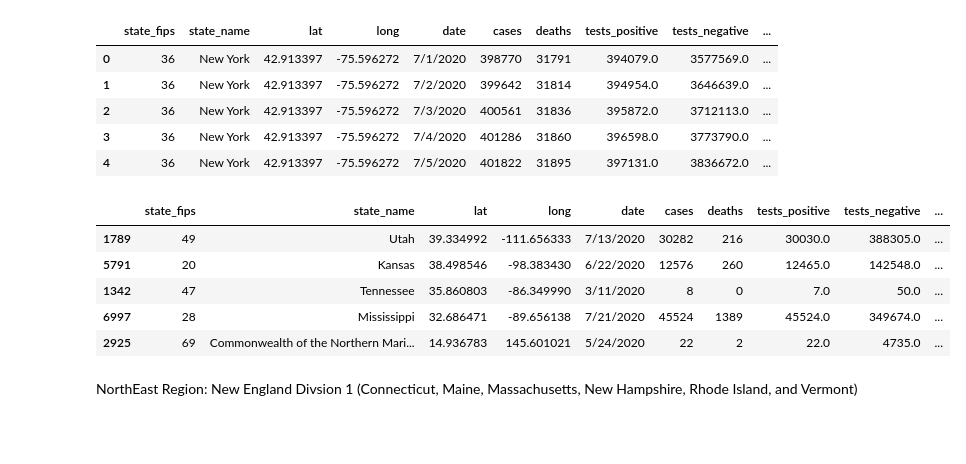
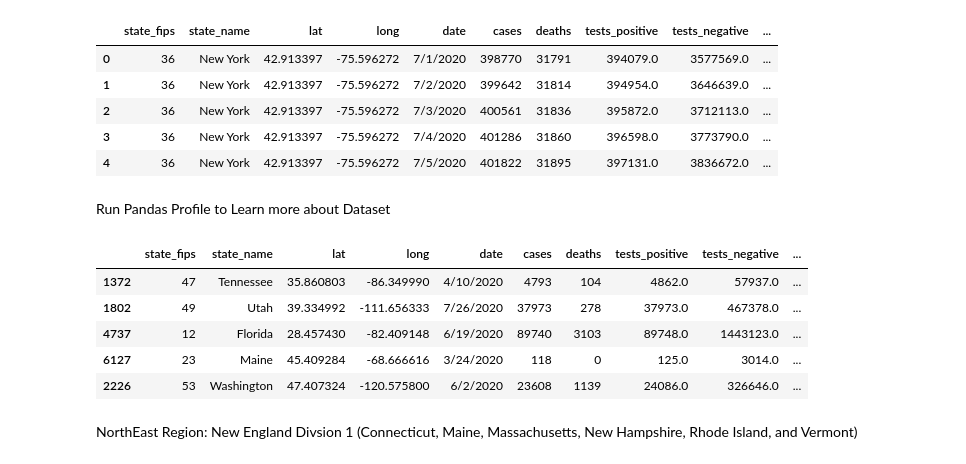
Before and after one commit to searanch/Covid-19-Hackathon, a Jupyter notebook: usa_regions.ipynb, the cells around one changed output. Drawn from its saved outputs; the diff is of its cells as text; code cells hidden in the pictures; blank space fills up the shorter version.

```diff
--- a/usa_regions.ipynb
+++ b/usa_regions.ipynb
@@ -17,24 +18,27 @@ usa.head()
 | 2 | 36 | New York | 42.913397 | -75.596272 | 7/3/2020 | 400561 | 31836 | 395872.0 | 3712113.0 | ... |
 | 3 | 36 | New York | 42.913397 | -75.596272 | 7/4/2020 | 401286 | 31860 | 396598.0 | 3773790.0 | ... |
 | 4 | 36 | New York | 42.913397 | -75.596272 | 7/5/2020 | 401822 | 31895 | 397131.0 | 3836672.0 | ... |
+# %% [markdown]
+Run Pandas Profile to Learn more about Dataset
 # %%
 profile = ProfileReport(usa, title="Pandas Profiling Report")
 profile
 profile.to_file("explore_enigma_data.html")
 # %%
-# Convert to Datetime
+# first datetime conversion
 usa['datetime'] = pd.to_datetime(usa['date'])
-usa["day"] = usa['datetime'].map(lambda x: x.day)
-usa["month"] = usa['datetime'].map(lambda x: x.month)
-usa["year"] = usa['datetime'].map(lambda x: x.year)
+#usa["day"] = usa['datetime'].map(lambda x: x.day)
+#usa["month"] = usa['datetime'].map(lambda x: x.month)
+#usa["year"] = usa['datetime'].map(lambda x: x.year)
+#usa.sample(5)
 usa.sample(5)
 # %% [output]
 |  | state_fips | state_name | lat | long | date | cases | deaths | tests_positive | tests_negative | ... |
-| 1789 | 49 | Utah | 39.334992 | -111.656333 | 7/13/2020 | 30282 | 216 | 30030.0 | 388305.0 | ... |
-| 5791 | 20 | Kansas | 38.498546 | -98.383430 | 6/22/2020 | 12576 | 260 | 12465.0 | 142548.0 | ... |
-| 1342 | 47 | Tennessee | 35.860803 | -86.349990 | 3/11/2020 | 8 | 0 | 7.0 | 50.0 | ... |
-| 6997 | 28 | Mississippi | 32.686471 | -89.656138 | 7/21/2020 | 45524 | 1389 | 45524.0 | 349674.0 | ... |
-| 2925 | 69 | Commonwealth of the Northern Mari... | 14.936783 | 145.601021 | 5/24/2020 | 22 | 2 | 22.0 | 4735.0 | ... |
+| 1372 | 47 | Tennessee | 35.860803 | -86.349990 | 4/10/2020 | 4793 | 104 | 4862.0 | 57937.0 | ... |
+| 1802 | 49 | Utah | 39.334992 | -111.656333 | 7/26/2020 | 37973 | 278 | 37973.0 | 467378.0 | ... |
+| 4737 | 12 | Florida | 28.457430 | -82.409148 | 6/19/2020 | 89740 | 3103 | 89748.0 | 1443123.0 | ... |
+| 6127 | 23 | Maine | 45.409284 | -68.666616 | 3/24/2020 | 118 | 0 | 125.0 | 3014.0 | ... |
+| 2226 | 53 | Washington | 47.407324 | -120.575800 | 6/2/2020 | 23608 | 1139 | 24086.0 | 326646.0 | ... |
 # %% [markdown]
 NorthEast Region:
 New England Divsion 1 (Connecticut, Maine, Massachusetts, New Hampshire, Rhode Island, and Vermont)
```
Also changed, not shown: parts of 17 cells of this notebook.
